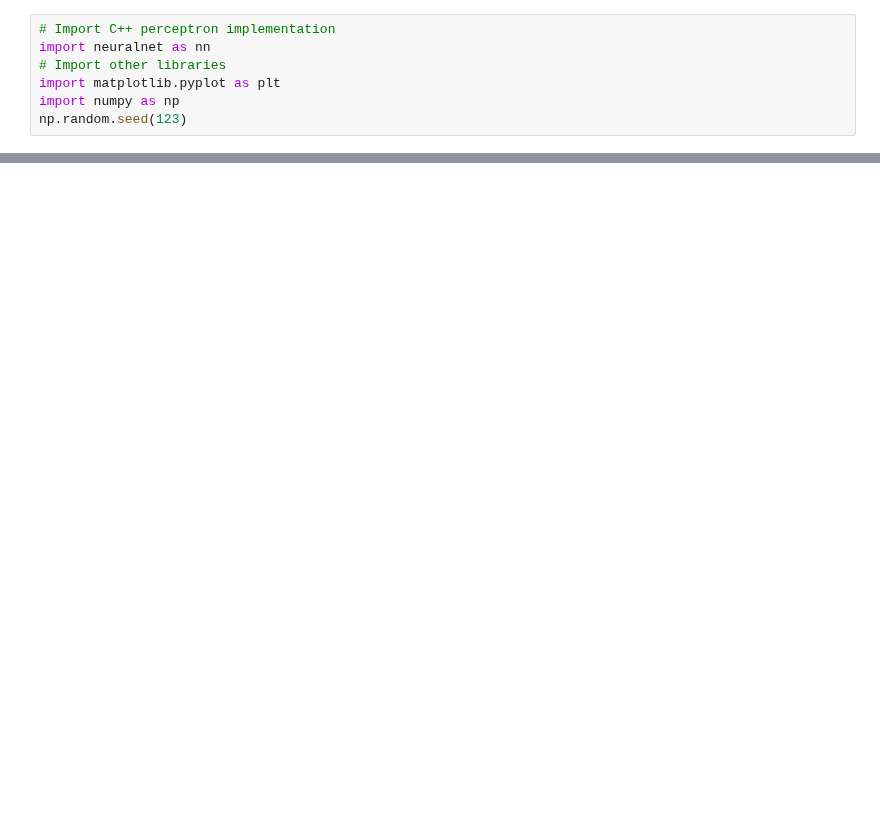
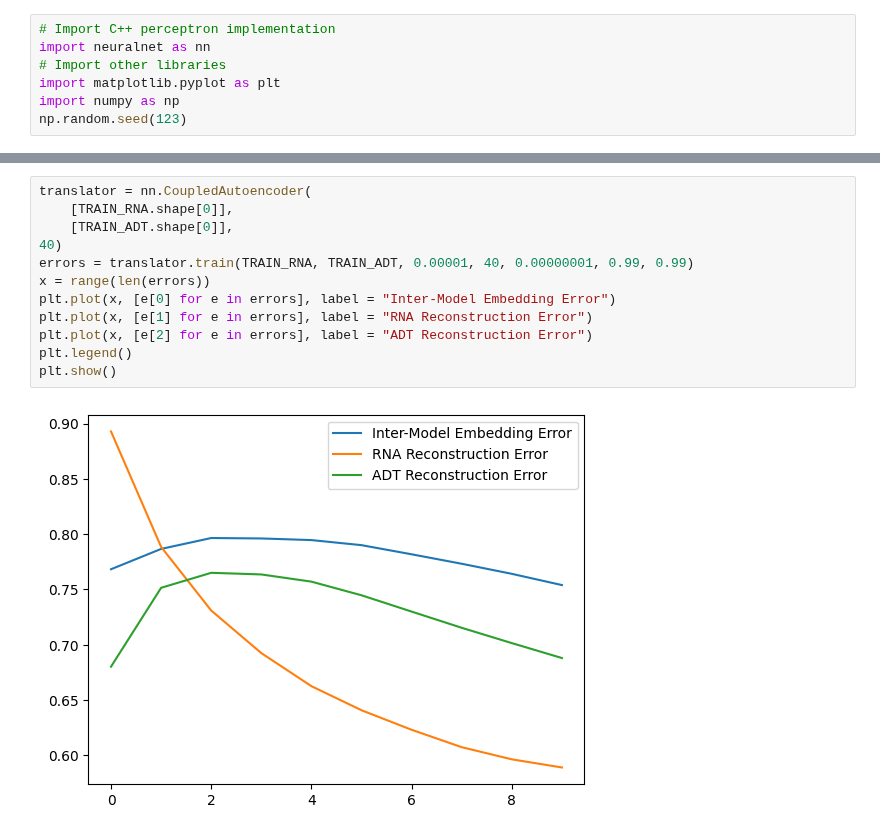
Before and after one commit to wyattbarber/Challenge-3, a Jupyter notebook: challenge_4_cite.ipynb, the cells around one changed output, grey strips where cells are left out. Drawn from its saved outputs; the diff is of its cells as text; blank space fills up the shorter version.

```diff
--- a/challenge_4_cite.ipynb
+++ b/challenge_4_cite.ipynb
@@ -34,0 +53,14 @@ plt.scatter(range(len(errors)), errors)
+# %%
+translator = nn.CoupledAutoencoder(
+    [TRAIN_RNA.shape[0]],
+    [TRAIN_ADT.shape[0]],
+40)
+errors = translator.train(TRAIN_RNA, TRAIN_ADT, 0.00001, 40, 0.00000001, 0.99, 0.99)
+x = range(len(errors))
+plt.plot(x, [e[0] for e in errors], label = "Inter-Model Embedding Error")
+plt.plot(x, [e[1] for e in errors], label = "RNA Reconstruction Error")
+plt.plot(x, [e[2] for e in errors], label = "ADT Reconstruction Error")
+plt.legend()
+plt.show()
+# %% [output]
+[figure, added]
```
Also changed, not shown: parts of 5 cells of this notebook, 6 other files.
